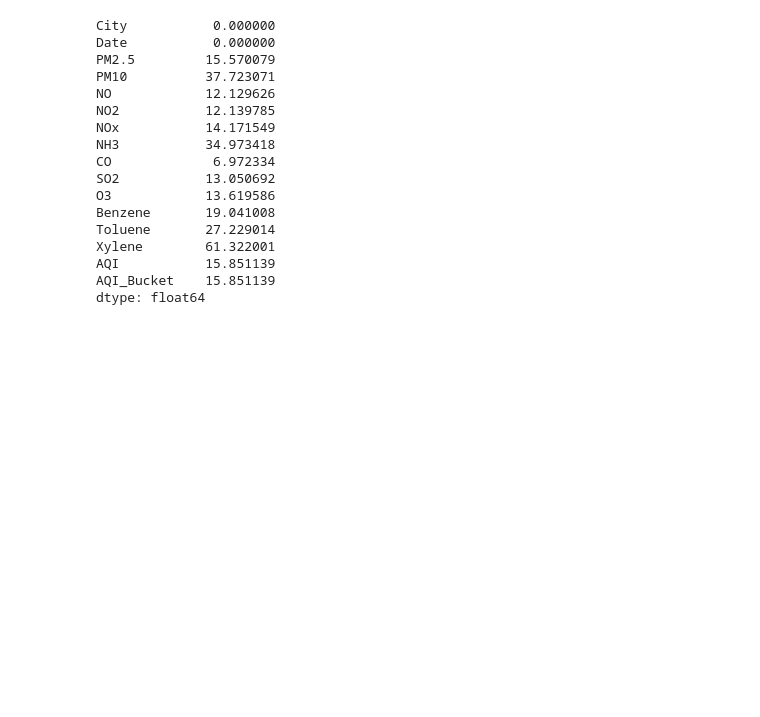
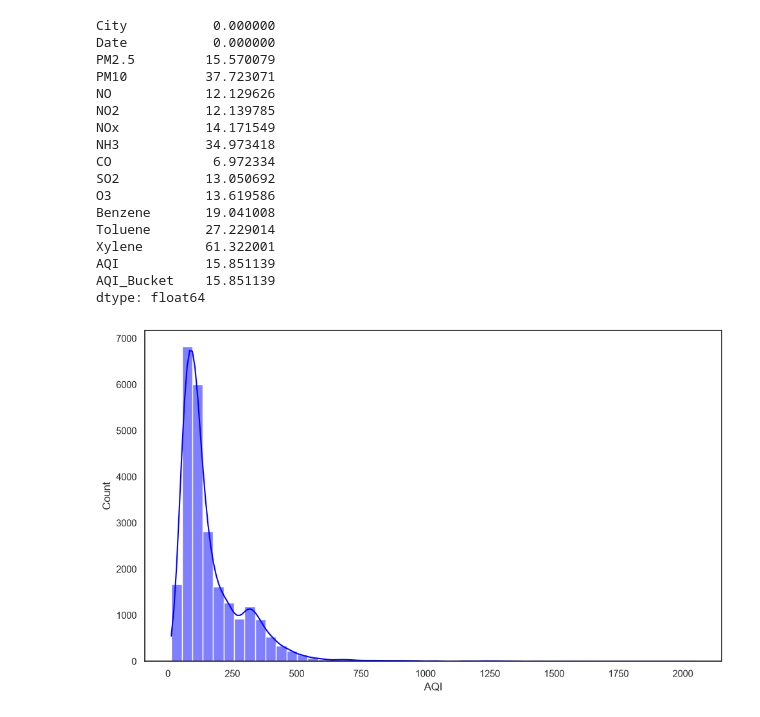
Before and after one commit to dilliram-code/mbust, a Jupyter notebook: Machine Learning Final project/python_final_project.ipynb, the cells around one changed output. Cells and saved outputs as stored; diff of their text form; code cells hidden in the pictures; blank space fills up the shorter version.

Commit message:
visualize target distribution AQI

```diff
--- a/Machine Learning Final project/python_final_project.ipynb
+++ b/Machine Learning Final project/python_final_project.ipynb
@@ -64,3 +65,16 @@ Xylene        61.322001
 AQI           15.851139
 AQI_Bucket    15.851139
 dtype: float64
+# %%
+# set the visual style
+
+sns.set_theme(style='white')
+# %%
+# plot AQI distribution: target distribution
+
+plt.figure(figsize=(10, 6))
+sns.histplot(df['AQI'].dropna(), bins=50, kde=True, color='blue')
+plt.tight_layout()
+plt.show()
+# %% [output]
+[figure, added]
```
Also changed, not shown: parts of 1 cell of this notebook.
